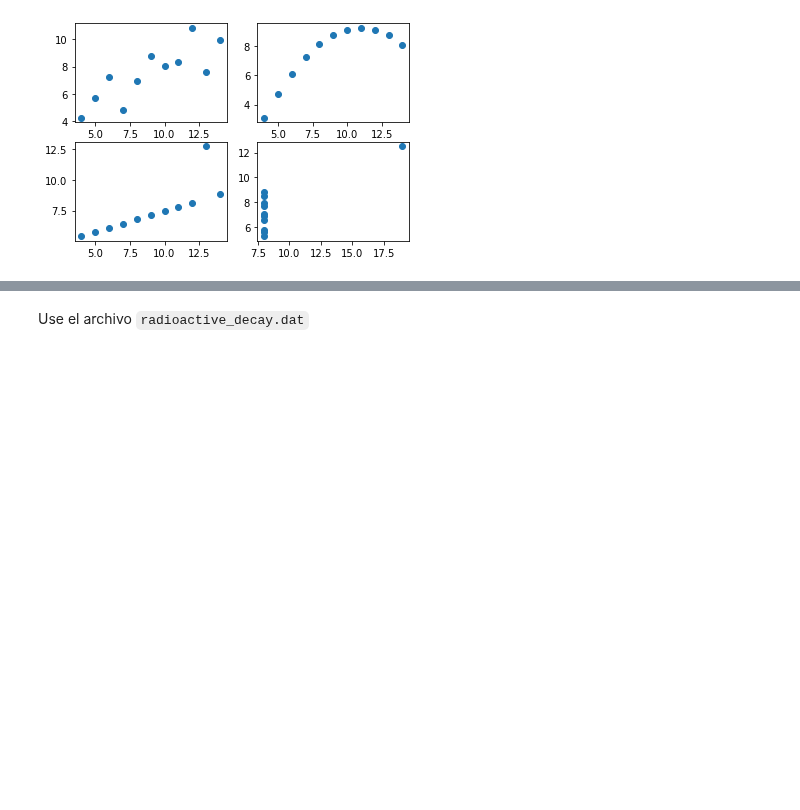
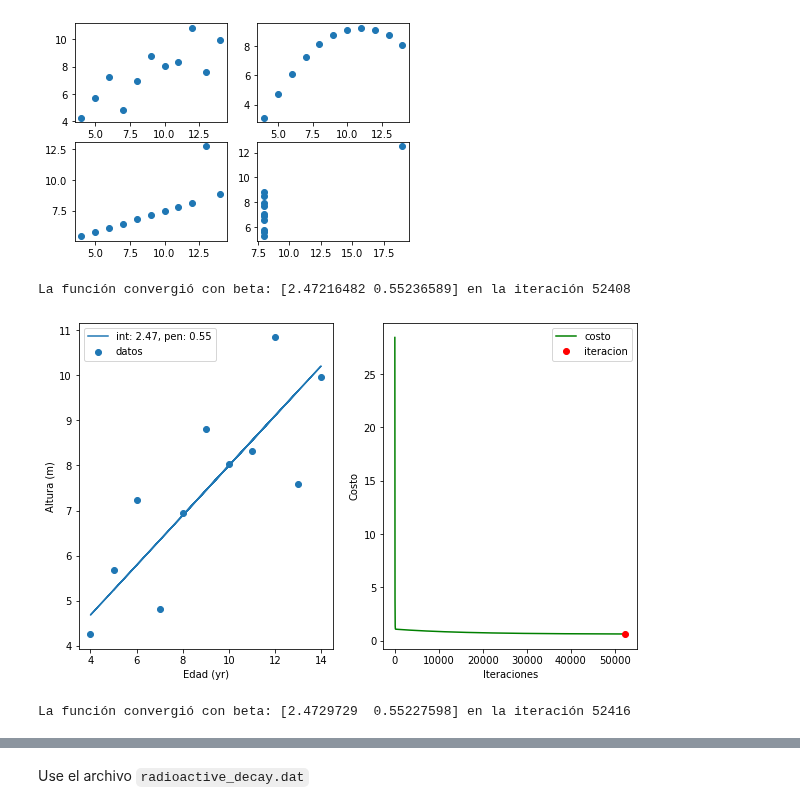
Before and after one commit to Skalas/Matematicas-Computacionales-fall2021, a Jupyter notebook: alumnos/MR1B4RR4/tareas/tarea1/tareas.ipynb, the cells around one changed output, grey strips where cells are left out. Cells and saved outputs as stored; diff of their text form; code cells hidden in the pictures; blank space fills up the shorter version.

```diff
--- a/alumnos/MR1B4RR4/tareas/tarea1/tareas.ipynb
+++ b/alumnos/MR1B4RR4/tareas/tarea1/tareas.ipynb
@@ -185,5 +212,18 @@ ax[1,1].scatter(X4,Y4)
 <matplotlib.collections.PathCollection at 0x...>
 [figure]
 # %%
-r1= RegresionLineal(alpha=0.03, max_iters=10000, tols=0.0000001)
+#Para los datos X1 y Y1
+r1 = RegresionLineal(alpha=0.0003, max_iters=1000000, tols=0.000001)
 r1.gradientDescent(X1,Y1)
+# %% [output]
+La función convergió con beta: [2.47216482 0.55236589] en la iteración 52408
+# %%
+plotModelo(X1,Y1, r1, 52407)
+# %% [output]
+[figure, added]
+# %%
+#para los datos de X2 y Y2
+r2 = RegresionLineal(alpha=0.0003, max_iters=1000000, tols=0.000001)
+r2.gradientDescent(X2,Y2)
+# %% [output]
+La función convergió con beta: [2.4729729  0.55227598] en la iteración 52416
```
Also changed, not shown: parts of 16 cells of this notebook, 1 other file.
